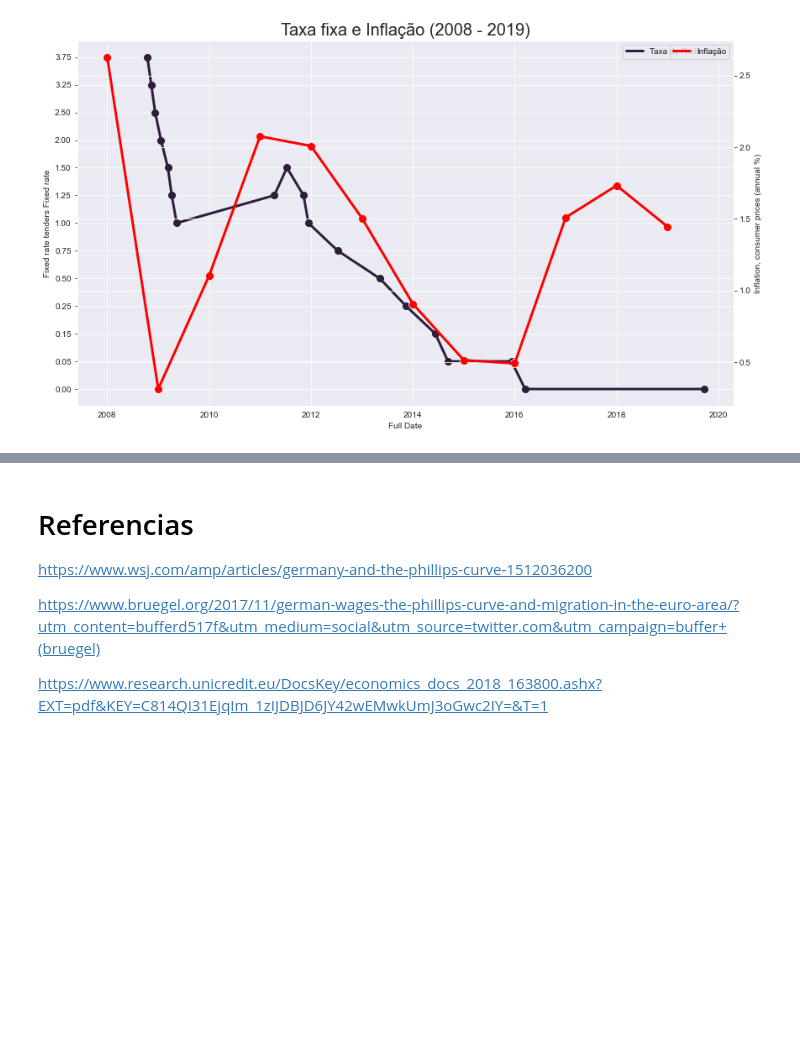
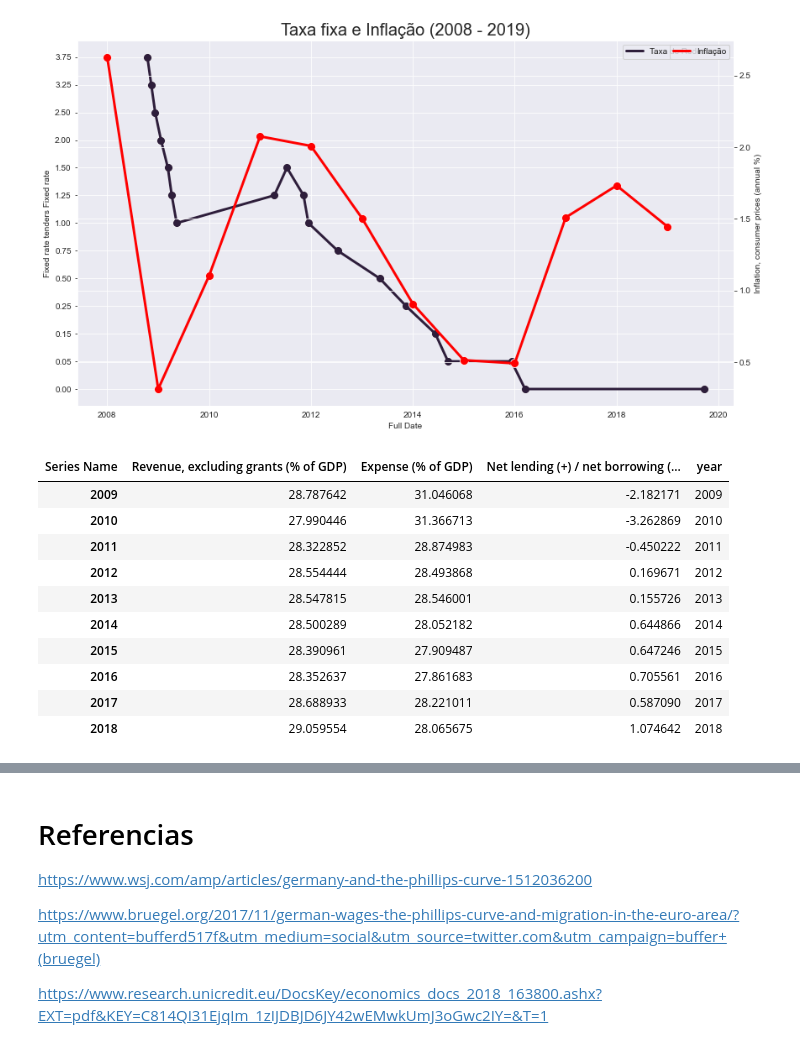
Before and after one commit to rmcnribeiro/T3_ECO-A, a Jupyter notebook: codigos/trabalho_3.ipynb, the cells around one changed output, grey strips where cells are left out. Saved outputs shown, nothing was run; the diff lists cells and outputs as text; code cells hidden in the pictures; blank space fills up the shorter version.

```diff
--- a/codigos/trabalho_3.ipynb
+++ b/codigos/trabalho_3.ipynb
@@ -822,3 +816,17 @@ plt.savefig('./../graficos/taxa_fixa_2008.png')
 plt.show()
 # %% [output]
 [figure]
+# %%
+df_interesse[colunas_interesse_5 + ["year"]][:-1]
+# %% [output]
+| Series Name | Revenue, excluding grants (% of GDP) | Expense (% of GDP) | Net lending (+) / net borrowing (... | year |
+| 2009 | 28.787642 | 31.046068 | -2.182171 | 2009 |
+| 2010 | 27.990446 | 31.366713 | -3.262869 | 2010 |
+| 2011 | 28.322852 | 28.874983 | -0.450222 | 2011 |
+| 2012 | 28.554444 | 28.493868 | 0.169671 | 2012 |
+| 2013 | 28.547815 | 28.546001 | 0.155726 | 2013 |
+| 2014 | 28.500289 | 28.052182 | 0.644866 | 2014 |
+| 2015 | 28.390961 | 27.909487 | 0.647246 | 2015 |
+| 2016 | 28.352637 | 27.861683 | 0.705561 | 2016 |
+| 2017 | 28.688933 | 28.221011 | 0.587090 | 2017 |
+| 2018 | 29.059554 | 28.065675 | 1.074642 | 2018 |
```
Also changed, not shown: parts of 7 cells of this notebook, 4 other files.
